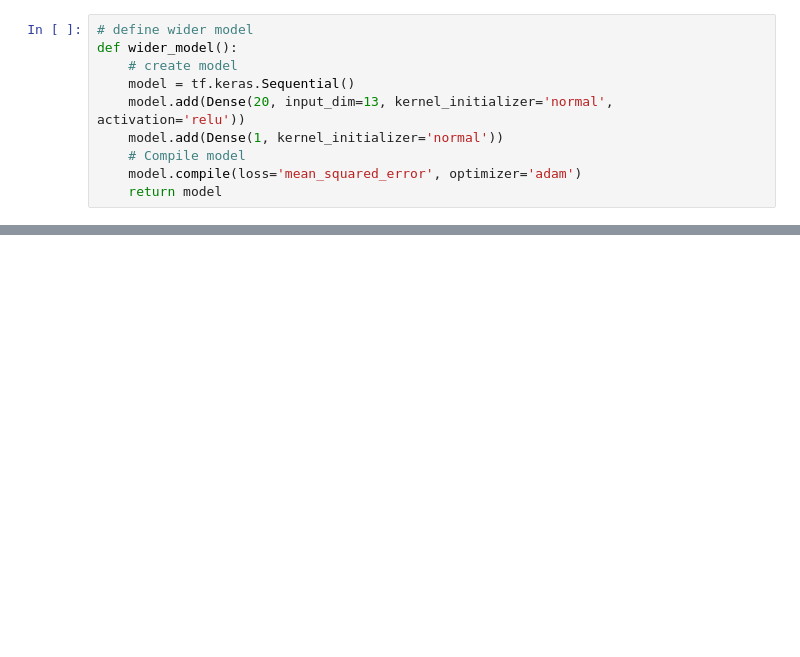
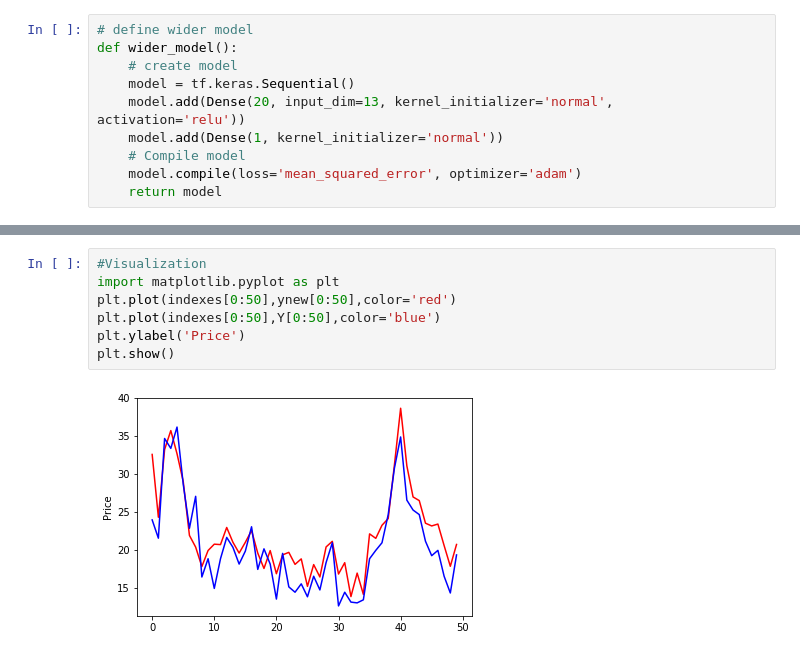
Before and after one commit to machine-learning-2018-2019-fasilkom-ui/MillionLive, a Jupyter notebook: TK.ipynb, the cells around one changed output, grey strips where cells are left out. Drawn from its saved outputs; the diff is of its cells as text; blank space fills up the shorter version.

```diff
--- a/TK.ipynb
+++ b/TK.ipynb
@@ -106,0 +159,9 @@ Wider: -21.98 (23.90) MSE
+# %%
+#Visualization
+import matplotlib.pyplot as plt
+plt.plot(indexes[0:50],ynew[0:50],color='red')
+plt.plot(indexes[0:50],Y[0:50],color='blue')
+plt.ylabel('Price')
+plt.show()
+# %% [output]
+[figure, added]
```
Also changed, not shown: parts of 10 cells of this notebook, 1 other file.
